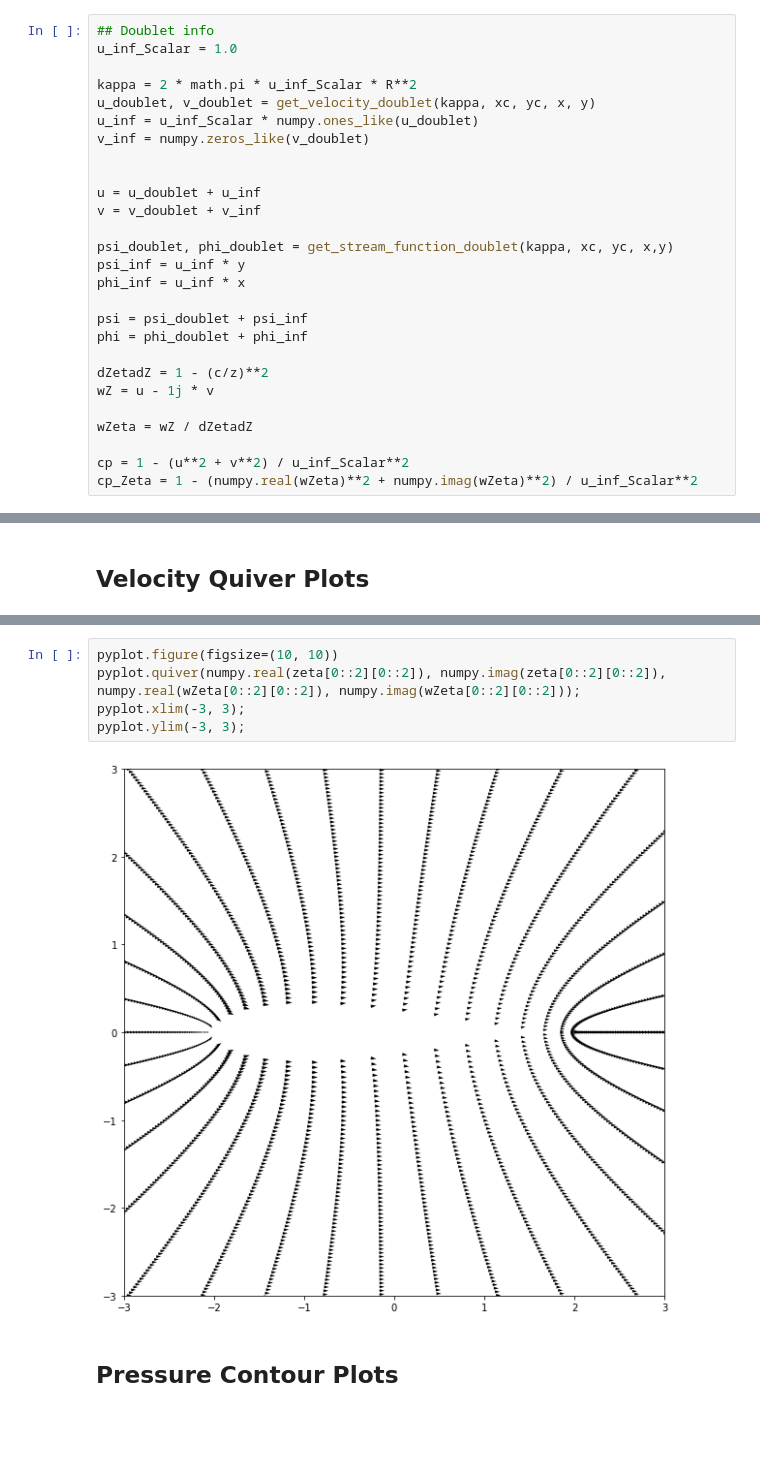
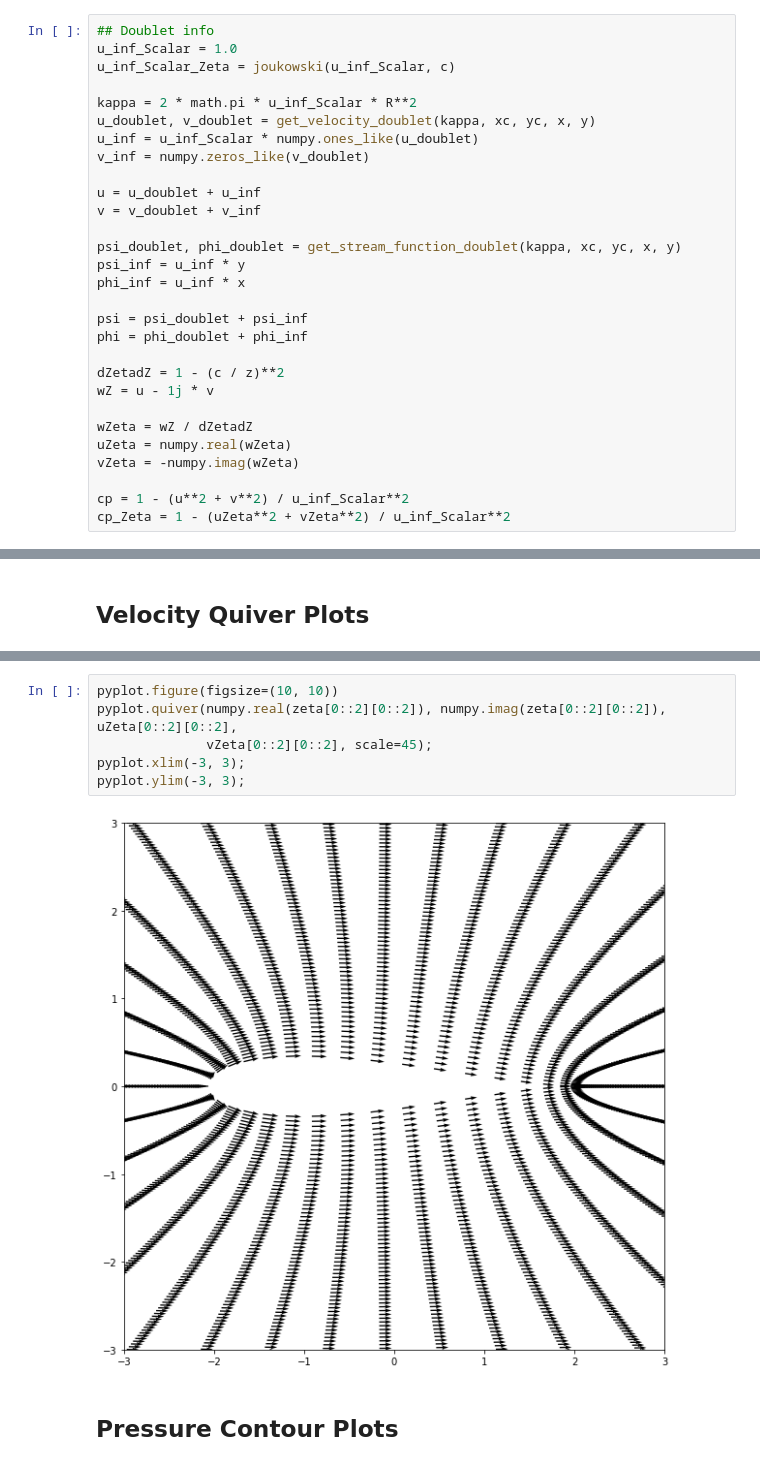
Before and after one commit to smmagic/MAE6226, a Jupyter notebook: Assignment_02.ipynb, the cells around one changed output, grey strips where cells are left out. Cells and saved outputs as stored; diff of their text form; blank space fills up the shorter version.

```diff
--- a/Assignment_02.ipynb
+++ b/Assignment_02.ipynb
@@ -418,30 +477,32 @@ def get_stream_function_doublet(strength, xd, yd, X, Y):
 # %%
 ## Doublet info
 u_inf_Scalar = 1.0
+u_inf_Scalar_Zeta = joukowski(u_inf_Scalar, c)
 
 kappa = 2 * math.pi * u_inf_Scalar * R**2
 u_doublet, v_doublet = get_velocity_doublet(kappa, xc, yc, x, y)
 u_inf = u_inf_Scalar * numpy.ones_like(u_doublet)
 v_inf = numpy.zeros_like(v_doublet)
 
-
 u = u_doublet + u_inf
 v = v_doublet + v_inf
 
-psi_doublet, phi_doublet = get_stream_function_doublet(kappa, xc, yc, x,y)
+psi_doublet, phi_doublet = get_stream_function_doublet(kappa, xc, yc, x, y)
 psi_inf = u_inf * y
 phi_inf = u_inf * x
 
 psi = psi_doublet + psi_inf
 phi = phi_doublet + phi_inf
 
-dZetadZ = 1 - (c/z)**2
+dZetadZ = 1 - (c / z)**2
 wZ = u - 1j * v
 
 wZeta = wZ / dZetadZ
+uZeta = numpy.real(wZeta)
+vZeta = -numpy.imag(wZeta)
 
 cp = 1 - (u**2 + v**2) / u_inf_Scalar**2
-cp_Zeta = 1 - (numpy.real(wZeta)**2 + numpy.imag(wZeta)**2) / u_inf_Scalar**2
+cp_Zeta = 1 - (uZeta**2 + vZeta**2) / u_inf_Scalar**2
 # %% [markdown]
 ## Streamline Contour Plots
 # %%
@@ -467,10 +532,11 @@ pyplot.ylim(-3, 3);
 # %%
 pyplot.figure(figsize=(10, 10))
-pyplot.quiver(numpy.real(zeta[0::2][0::2]), numpy.imag(zeta[0::2][0::2]), numpy.real(wZeta[0::2][0::2]), numpy.imag(wZeta[0::2][0::2]));
+pyplot.quiver(numpy.real(zeta[0::2][0::2]), numpy.imag(zeta[0::2][0::2]), uZeta[0::2][0::2],
+              vZeta[0::2][0::2], scale=45);
 pyplot.xlim(-3, 3);
 pyplot.ylim(-3, 3);
 # %% [output]
-[figure, old version]
+[figure, new version]
 # %% [markdown]
 ## Pressure Contour Plots
 # %%
```
Also changed, not shown: parts of 19 cells of this notebook.
